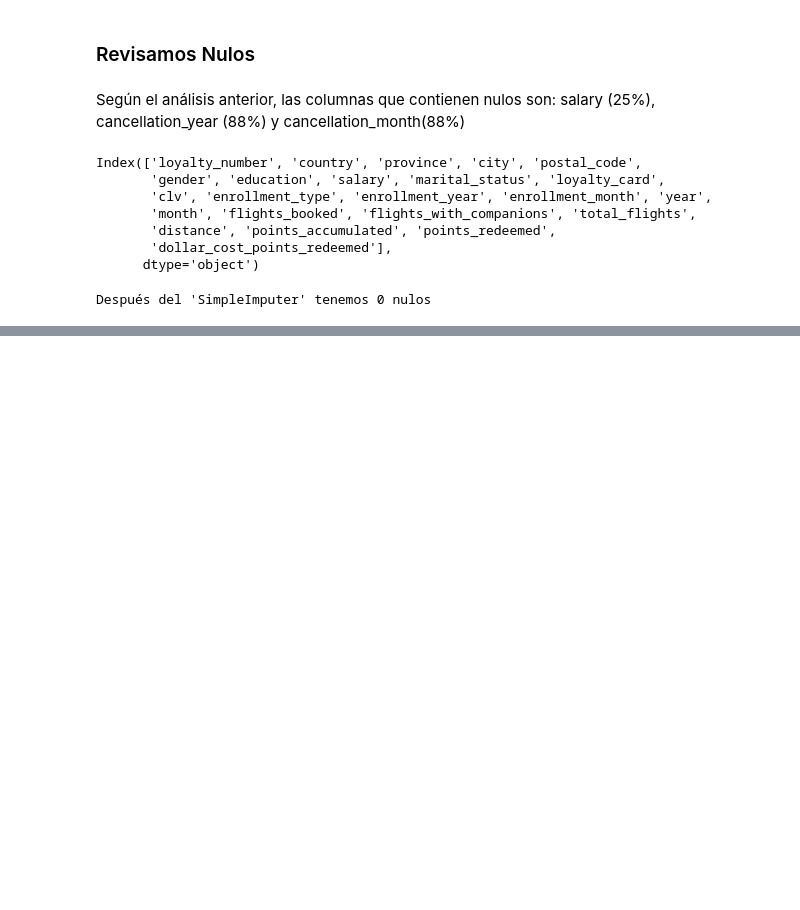
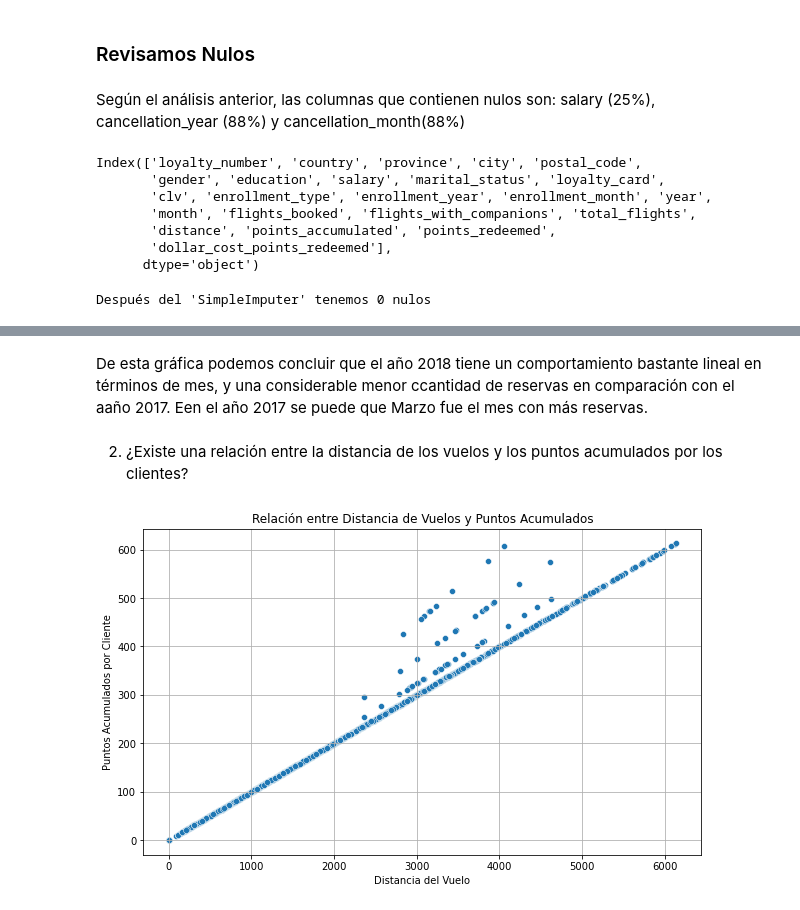
Before and after one commit to Adalab/bda-modulo-3-evaluacion-final-ValeFischer, a Jupyter notebook: Evaluacion_M3_ValeFischer-1.ipynb, the cells around one changed output, grey strips where cells are left out. Saved outputs shown, nothing was run; the diff lists cells and outputs as text; code cells hidden in the pictures; blank space fills up the shorter version.

```diff
--- a/Evaluacion_M3_ValeFischer-1.ipynb
+++ b/Evaluacion_M3_ValeFischer-1.ipynb
@@ -632,0 +758,16 @@ Después del 'SimpleImputer' tenemos 0 nulos
+# %% [markdown]
+De esta gráfica podemos concluir que el año 2018 tiene un comportamiento bastante lineal en términos de mes, y una considerable menor ccantidad de reservas en comparación con el aaño 2017.
+Een el año 2017 se puede que Marzo fue el mes con más reservas.
+# %% [markdown]
+2. ¿Existe una relación entre la distancia de los vuelos y los puntos acumulados por los clientes?
+# %%
+# Creamos un gráfico de dispersión para visualizar la relación entre 'distance' y 'points'
+plt.figure(figsize=(10, 6))
+sns.scatterplot(x='distance', y='points_accumulated', data=df_clientes_unicos)
+plt.title('Relación entre Distancia de Vuelos y Puntos Acumulados')
+plt.xlabel('Distancia del Vuelo')
+plt.ylabel('Puntos Acumulados por Cliente')
+plt.grid(True)
+plt.show()
+# %% [output]
+[figure, added]
```
Also changed, not shown: parts of 37 cells of this notebook, 1 other file.
